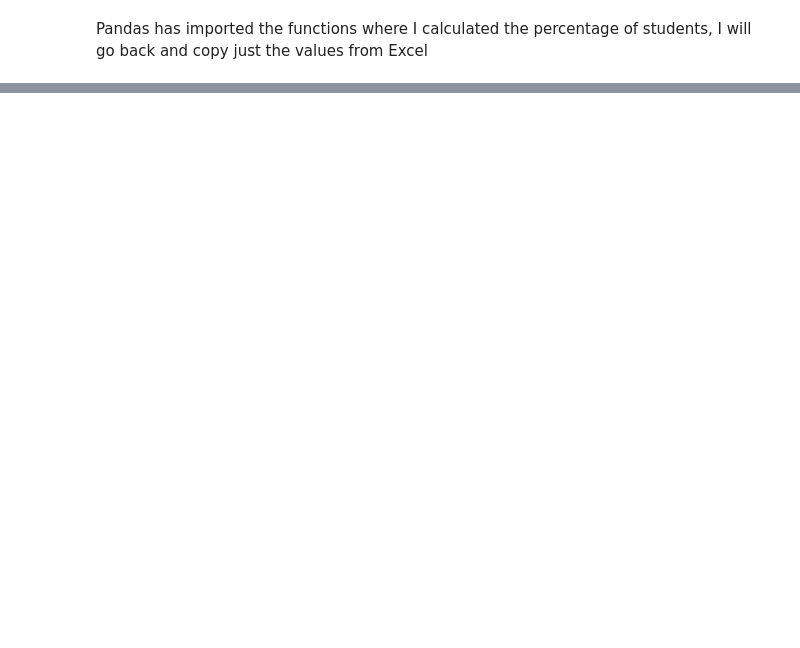
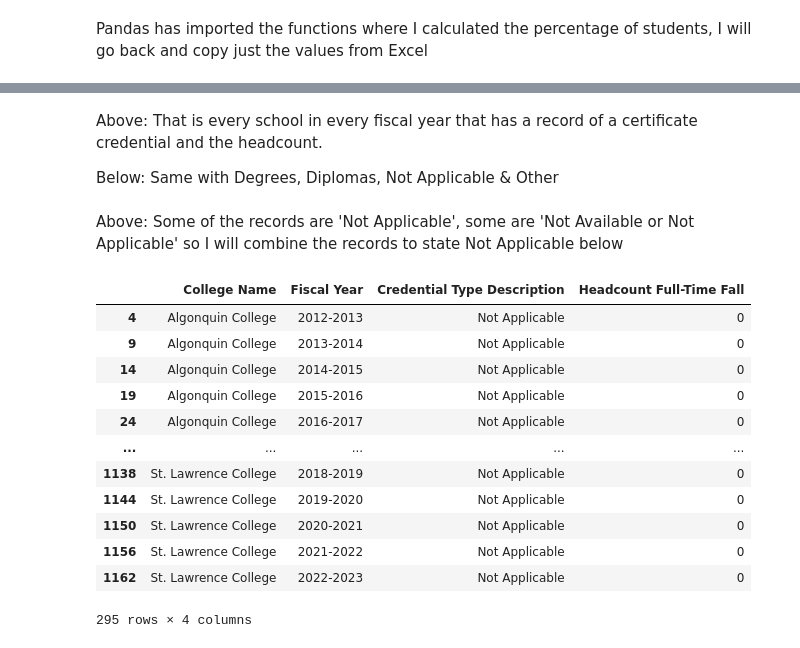
Before and after one commit to tjjdoherty/canadian-psi-project, a Jupyter notebook: on_colleges.ipynb, the cells around one changed output, grey strips where cells are left out. Saved outputs shown, nothing was run; the diff lists cells and outputs as text; code cells hidden in the pictures; blank space fills up the shorter version.

```diff
--- a/on_colleges.ipynb
+++ b/on_colleges.ipynb
@@ -100,0 +103,8 @@ Pandas has imported the functions where I calculated the percentage of students,
+# %%
+creds_sheet = wb['Credentials']
+
+creds_data = creds_sheet.values
+
+# convert to dataframe, first row is a header as it's column names
+cols = next(creds_data)
+creds_df = pd.DataFrame(creds_data, columns=cols)
@@ -100,0 +217,4 @@ Pandas has imported the functions where I calculated the percentage of students,
+# %% [markdown]
+Above: That is every school in every fiscal year that has a record of a certificate credential and the headcount.
+
+Below: Same with Degrees, Diplomas, Not Applicable & Other
@@ -100,0 +227,2 @@ Pandas has imported the functions where I calculated the percentage of students,
+# %% [markdown]
+Above: Some of the records are 'Not Applicable', some are 'Not Available or Not Applicable' so I will combine the records to state Not Applicable below
@@ -100,0 +234,18 @@ Pandas has imported the functions where I calculated the percentage of students,
+# %%
+cred_na = creds_df[(creds_df['Credential Type Description'] == 'Not Applicable') | (creds_df['Credential Type Description'] == 'Not Available or Not Applicable')]
+# %%
+cred_na
+# %% [output]
+|  | College Name | Fiscal Year | Credential Type Description | Headcount Full-Time Fall |
+| 4 | Algonquin College | 2012-2013 | Not Applicable | 0 |
+| 9 | Algonquin College | 2013-2014 | Not Applicable | 0 |
+| 14 | Algonquin College | 2014-2015 | Not Applicable | 0 |
+| 19 | Algonquin College | 2015-2016 | Not Applicable | 0 |
+| 24 | Algonquin College | 2016-2017 | Not Applicable | 0 |
+| ... | ... | ... | ... | ... |
+| 1138 | St. Lawrence College | 2018-2019 | Not Applicable | 0 |
+| 1144 | St. Lawrence College | 2019-2020 | Not Applicable | 0 |
+| 1150 | St. Lawrence College | 2020-2021 | Not Applicable | 0 |
+| 1156 | St. Lawrence College | 2021-2022 | Not Applicable | 0 |
+| 1162 | St. Lawrence College | 2022-2023 | Not Applicable | 0 |
+295 rows × 4 columns
```
Also changed, not shown: parts of 25 cells of this notebook.
